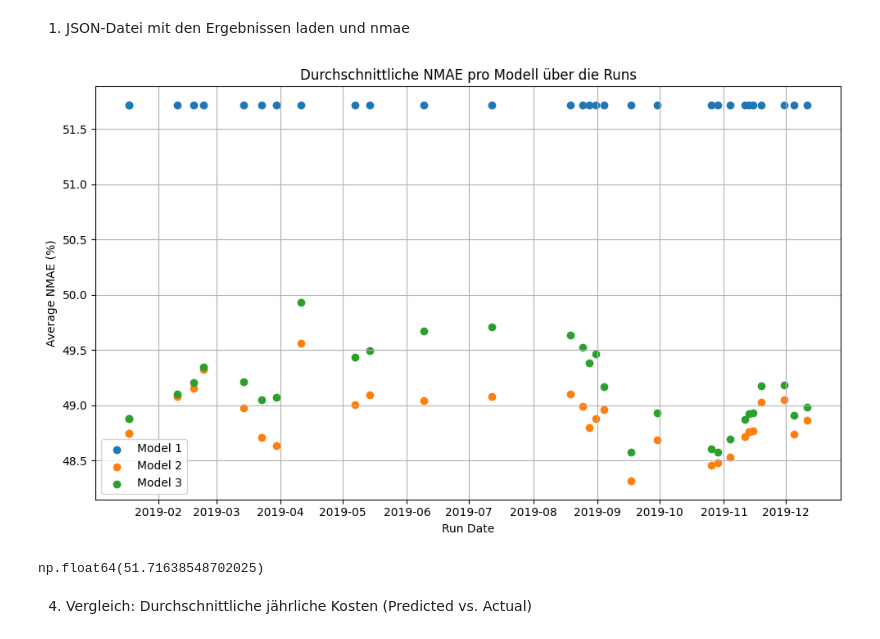
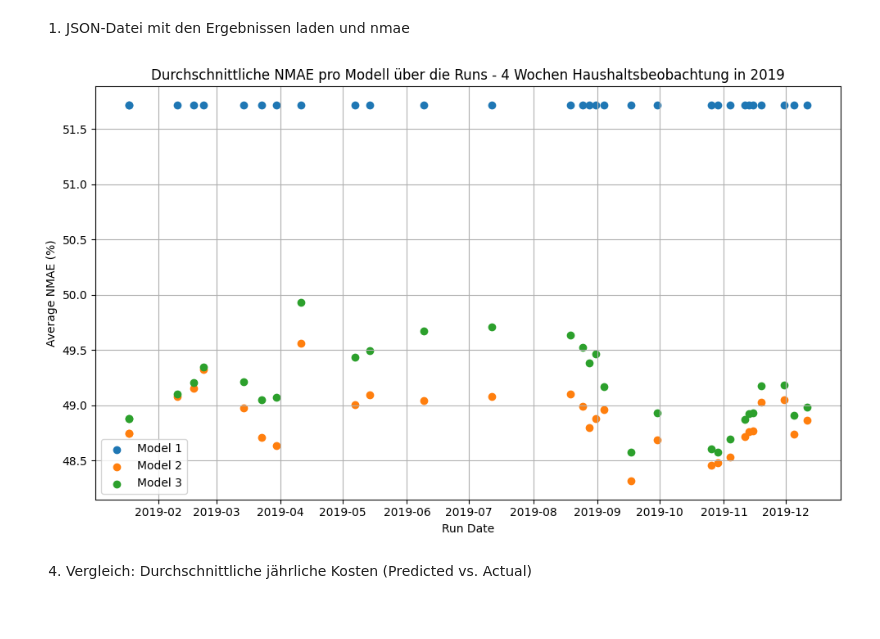
Before and after one commit to reschol/wattWise, a Jupyter notebook: run_multiple_notebooks.ipynb, the cells around one changed output. Cells and saved outputs as stored; diff of their text form; code cells hidden in the pictures.

```diff
--- a/run_multiple_notebooks.ipynb
+++ b/run_multiple_notebooks.ipynb
@@ -91,7 +91,7 @@ Run 12/30 ...
 ... (19 outputs left out)
 # %%
 #Compare results
-with open("all_runs_results.json", "r") as f:
+with open("all_runs_results_14days.json", "r") as f:
     all_results = json.load(f)
 
 # 2. Übersicht: Ausgabe des Run-Datums und der durchschnittlichen NMAE pro Modell
@@ -130,27 +130,24 @@ import numpy as np
 # %%
 run_dates = [datetime.fromisoformat(run["Run Date"]) for run in all_results]
 avg_nmae_model1 = [run["Average NMAE"]["Model 1"] for run in all_results]
 
 avg_nmae_model2 = [run["Average NMAE"]["Model 2"] for run in all_results]
 
 avg_nmae_model3 = [run["Average NMAE"]["Model 3"] for run in all_results]
 
 plt.figure(figsize=(10, 6))
 plt.scatter(run_dates, avg_nmae_model1, label="Model 1")
 plt.scatter(run_dates, avg_nmae_model2, label="Model 2")
 plt.scatter(run_dates, avg_nmae_model3, label="Model 3")
 plt.xlabel("Run Date")
 plt.ylabel("Average NMAE (%)")
-plt.title("Durchschnittliche NMAE pro Modell über die Runs")
+plt.title("Durchschnittliche NMAE pro Modell über die Runs - 4 Wochen Haushaltsbeobachtung in 2019")
 plt.legend()
 plt.grid(True)
 plt.tight_layout()
 plt.show()
-
-avg_nmae_model1_mean
 # %% [output]
-[figure, old version]
+[figure, new version]
-np.float64(51.71638548702025)
 # %% [markdown]
 4. Vergleich: Durchschnittliche jährliche Kosten (Predicted vs. Actual)
 # %%
```
Also changed, not shown: parts of 3 cells of this notebook, 8 other files.
